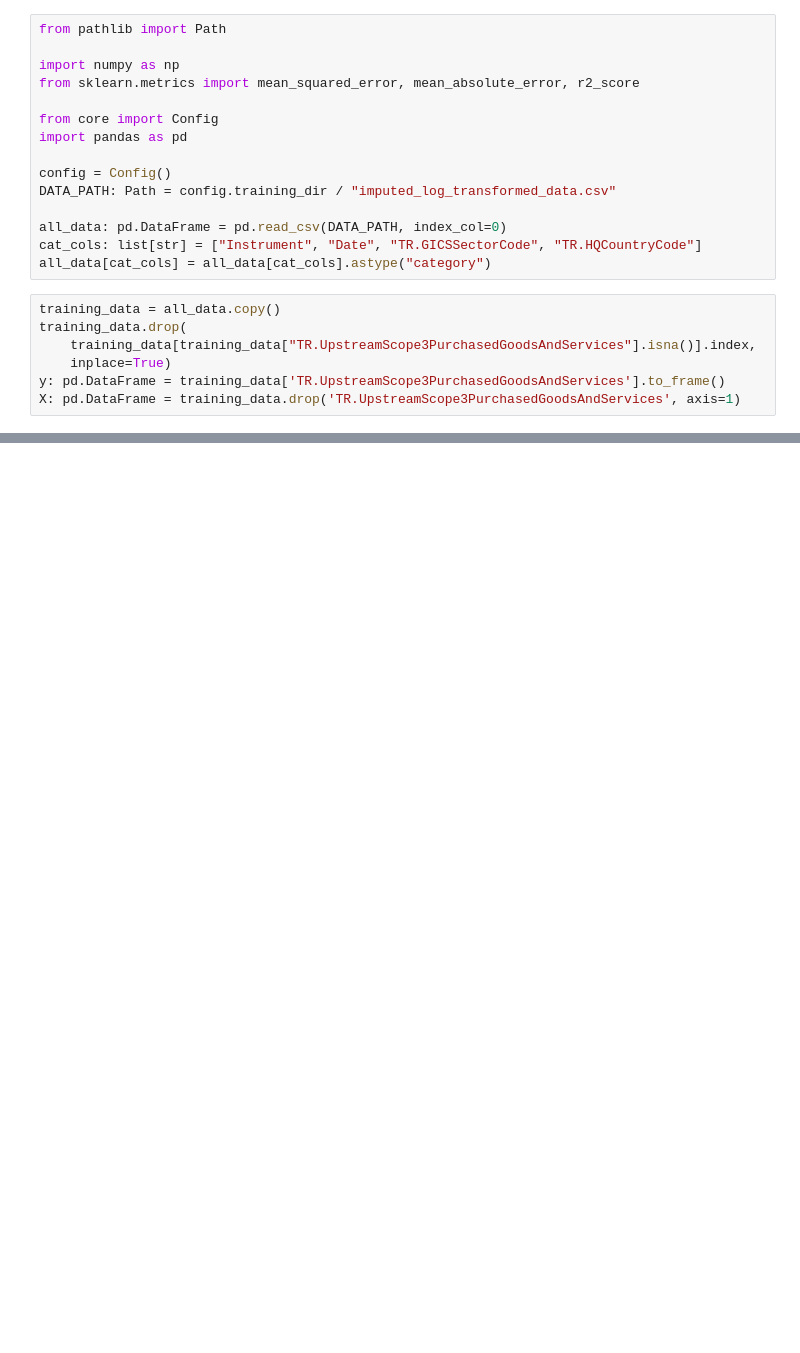
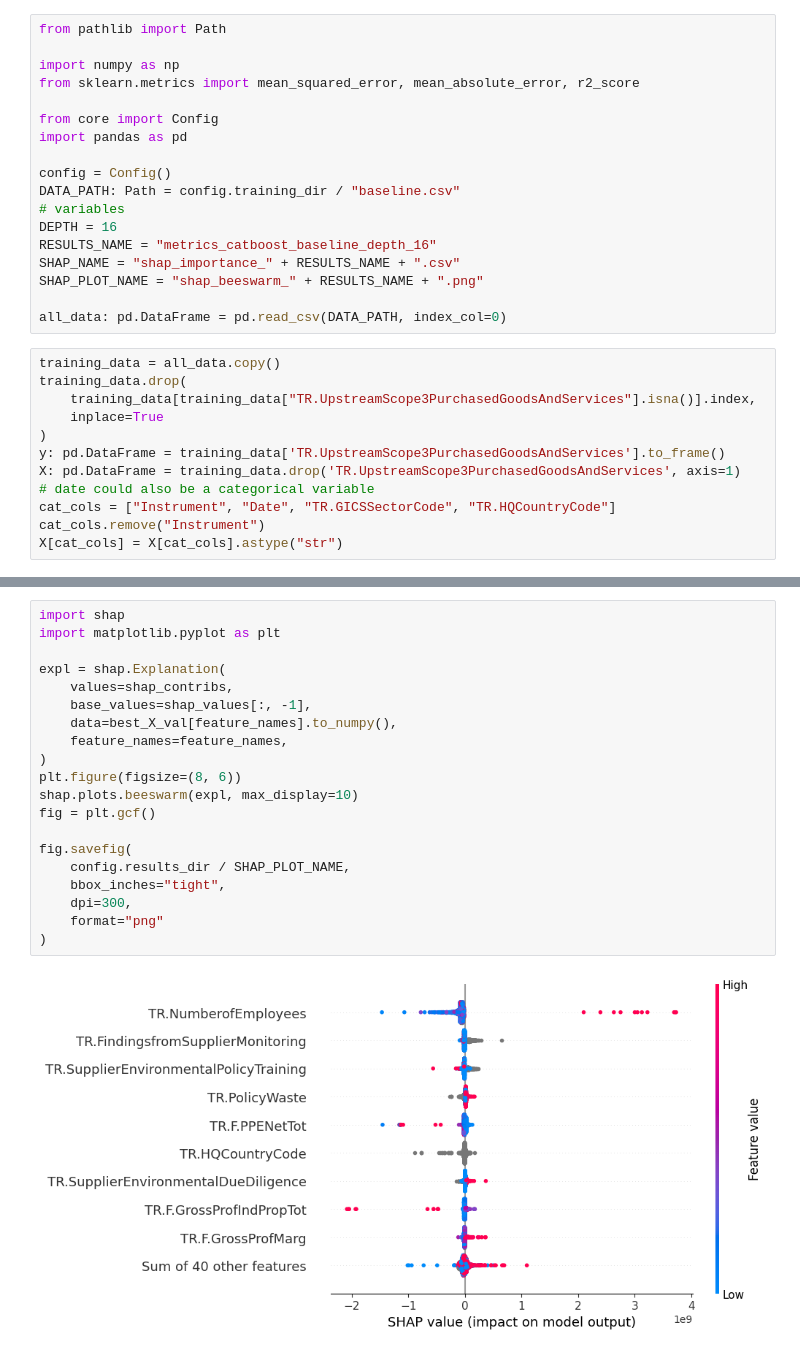
Before and after one commit to borstl/GHGScope3-ML, a Jupyter notebook: Jupyter/Training_Imputed.ipynb, the cells around one changed output, grey strips where cells are left out. Cells and saved outputs as stored; diff of their text form; blank space fills up the shorter version.

Commit message:
Baseline SHAP

```diff
--- a/Jupyter/Training_Imputed.ipynb
+++ b/Jupyter/Training_Imputed.ipynb
@@ -8,18 +8,26 @@ from core import Config
 import pandas as pd
 
 config = Config()
-DATA_PATH: Path = config.training_dir / "imputed_log_transformed_data.csv"
+DATA_PATH: Path = config.training_dir / "baseline.csv"
+# variables
+DEPTH = 16
+RESULTS_NAME = "metrics_catboost_baseline_depth_16"
+SHAP_NAME = "shap_importance_" + RESULTS_NAME + ".csv"
+SHAP_PLOT_NAME = "shap_beeswarm_" + RESULTS_NAME + ".png"
 
 all_data: pd.DataFrame = pd.read_csv(DATA_PATH, index_col=0)
-cat_cols: list[str] = ["Instrument", "Date", "TR.GICSSectorCode", "TR.HQCountryCode"]
-all_data[cat_cols] = all_data[cat_cols].astype("category")
 # %%
 training_data = all_data.copy()
 training_data.drop(
     training_data[training_data["TR.UpstreamScope3PurchasedGoodsAndServices"].isna()].index,
-    inplace=True)
+    inplace=True
+)
 y: pd.DataFrame = training_data['TR.UpstreamScope3PurchasedGoodsAndServices'].to_frame()
 X: pd.DataFrame = training_data.drop('TR.UpstreamScope3PurchasedGoodsAndServices', axis=1)
+# date could also be a categorical variable
+cat_cols = ["Instrument", "Date", "TR.GICSSectorCode", "TR.HQCountryCode"]
+cat_cols.remove("Instrument")
+X[cat_cols] = X[cat_cols].astype("str")
 # %%
 from typing import cast
 from sklearn.model_selection import GroupKFold
@@ -136,0 +199,22 @@ metrics_df.to_csv(METRICS_PATH, index=False)
+# %%
+import shap
+import matplotlib.pyplot as plt
+
+expl = shap.Explanation(
+    values=shap_contribs,
+    base_values=shap_values[:, -1],
+    data=best_X_val[feature_names].to_numpy(),
+    feature_names=feature_names,
+)
+plt.figure(figsize=(8, 6))
+shap.plots.beeswarm(expl, max_display=10)
+fig = plt.gcf()
+
+fig.savefig(
+    config.results_dir / SHAP_PLOT_NAME,
+    bbox_inches="tight",
+    dpi=300,
+    format="png"
+)
+# %% [output]
+[figure, added]
```
Also changed, not shown: parts of 6 cells of this notebook, 21 other files.
